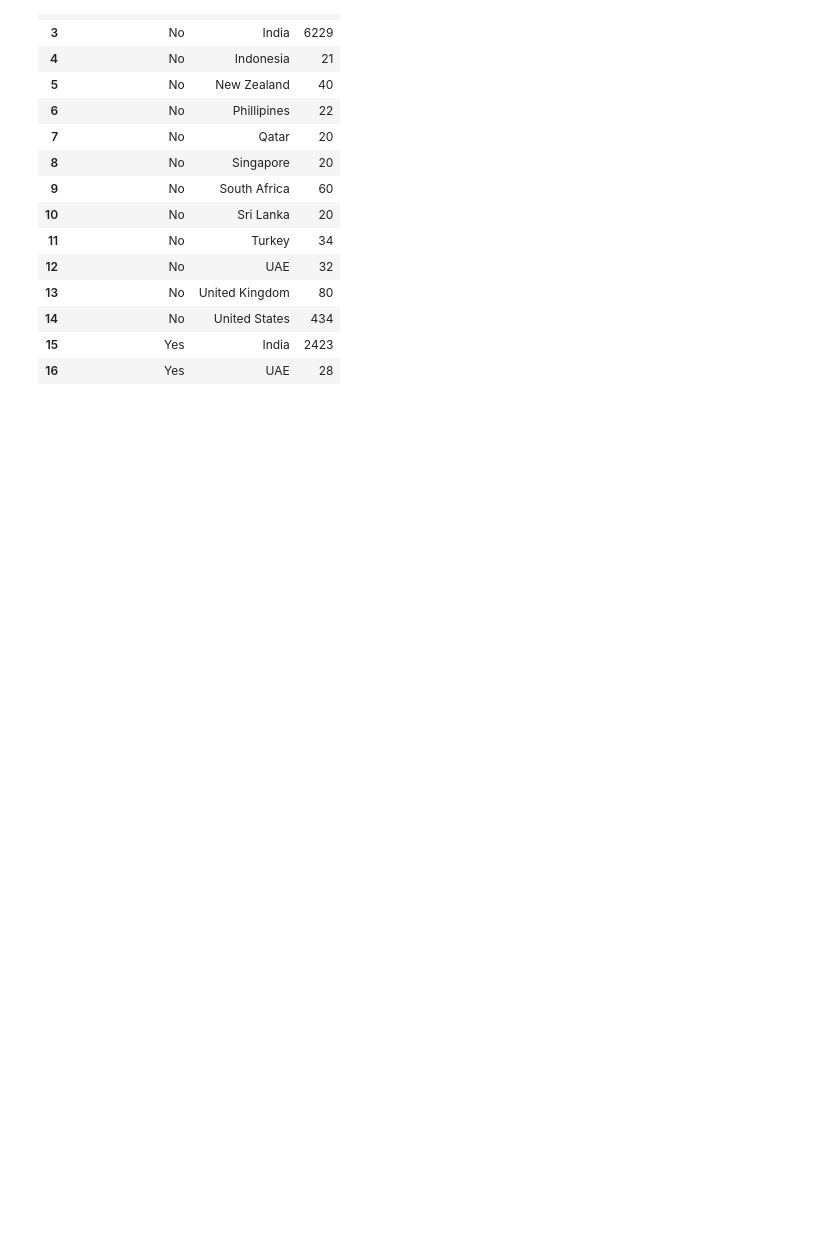
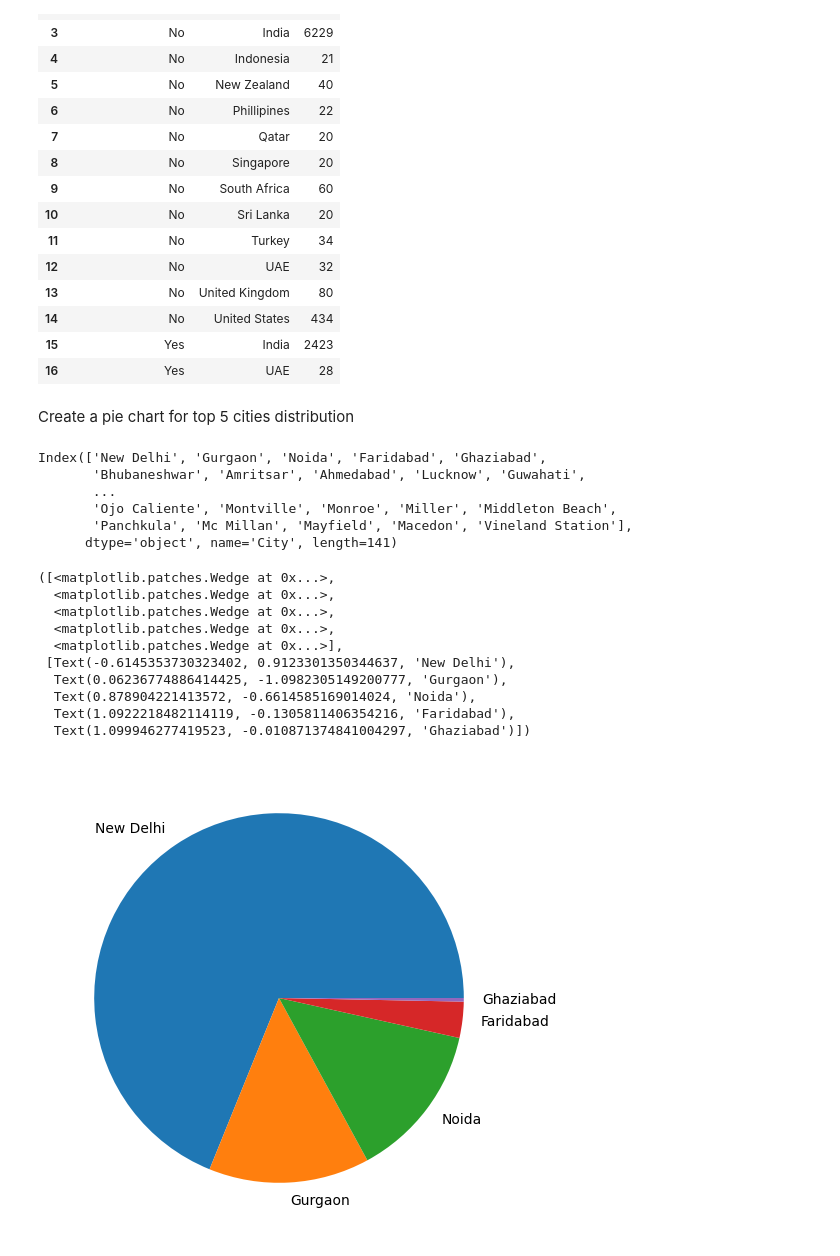
Before and after one commit to shruti-1102/zero-to-analyst, a Jupyter notebook: eda-tut.ipynb, the cells around one changed output. Cells and saved outputs as stored; diff of their text form; code cells hidden in the pictures; blank space fills up the shorter version.

```diff
--- a/eda-tut.ipynb
+++ b/eda-tut.ipynb
@@ -240,3 +240,31 @@ final_df[['Has Online delivery', 'Country']].groupby(['Has Online delivery', 'Co
 | 14 | No | United States | 434 |
 | 15 | Yes | India | 2423 |
 | 16 | Yes | UAE | 28 |
+# %% [markdown]
+Create a pie chart for top 5 cities distribution
+# %%
+final_df.City.value_counts().index
+# %% [output]
+Index(['New Delhi', 'Gurgaon', 'Noida', 'Faridabad', 'Ghaziabad',
+       'Bhubaneshwar', 'Amritsar', 'Ahmedabad', 'Lucknow', 'Guwahati',
+       ...
+       'Ojo Caliente', 'Montville', 'Monroe', 'Miller', 'Middleton Beach',
+       'Panchkula', 'Mc Millan', 'Mayfield', 'Macedon', 'Vineland Station'],
+      dtype='object', name='City', length=141)
+# %%
+city_values = final_df.City.value_counts().values
+city_labels = final_df.City.value_counts().index
+# %%
+plt.pie(city_values[:5], labels= city_labels[:5])
+# %% [output]
+([<matplotlib.patches.Wedge at 0x...>,
+  <matplotlib.patches.Wedge at 0x...>,
+  <matplotlib.patches.Wedge at 0x...>,
+  <matplotlib.patches.Wedge at 0x...>,
+  <matplotlib.patches.Wedge at 0x...>],
+ [Text(-0.6145353730323402, 0.9123301350344637, 'New Delhi'),
+  Text(0.06236774886414425, -1.0982305149200777, 'Gurgaon'),
+  Text(0.878904221413572, -0.6614585169014024, 'Noida'),
+  Text(1.0922218482114119, -0.1305811406354216, 'Faridabad'),
+  Text(1.099946277419523, -0.010871374841004297, 'Ghaziabad')])
+[figure, added]
```
Also changed, not shown: parts of 4 cells of this notebook.
